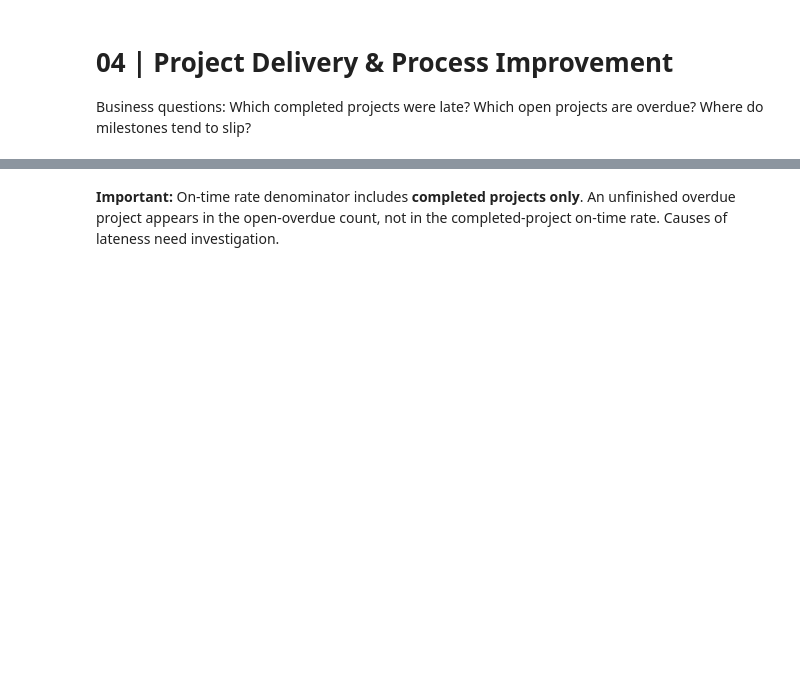
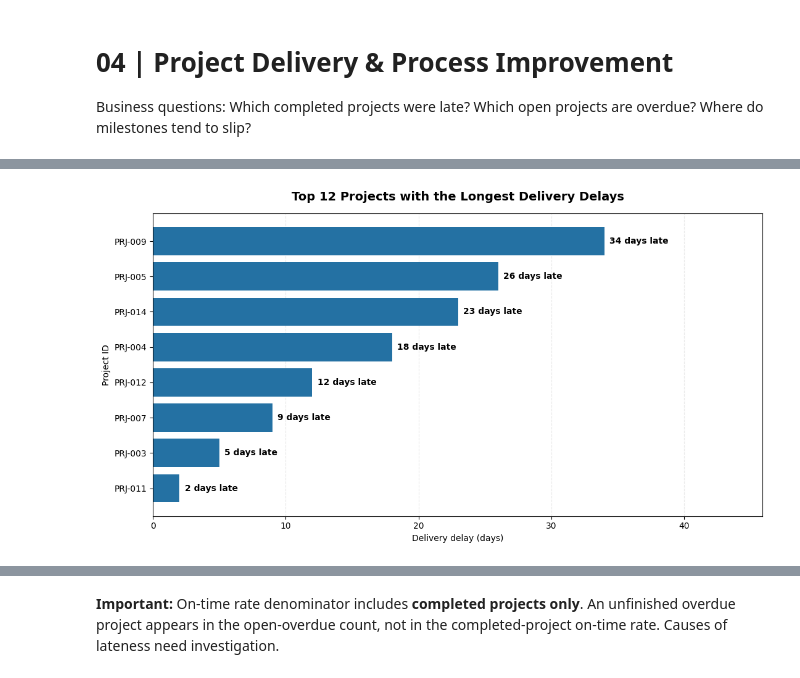
Before and after one commit to MayerAnnamaria/python-business-analytics-project, a Jupyter notebook: notebooks/04_project_performance.ipynb, the cells around one changed output, grey strips where cells are left out. Drawn from its saved outputs; the diff is of its cells as text; code cells hidden in the pictures; blank space fills up the shorter version.

```diff
--- a/notebooks/04_project_performance.ipynb
+++ b/notebooks/04_project_performance.ipynb
@@ -39,0 +70,74 @@ ax.set_ylabel('Delay (days)');plt.xticks(rotation=40,ha='right');plt.tight_layou
+# %%
+
+# =============================================================================
+# PROJECT DELIVERY DELAYS | TOP 12 MOST DELAYED PROJECTS
+# =============================================================================
+
+import matplotlib.pyplot as plt
+
+# 01 | Identify completed projects with delivery delays
+late = projects.loc[
+    projects["is_complete"] & (projects["delay_days"] > 0)
+].copy()
+
+# 02 | Select the 12 projects with the longest delays
+top_delays = late.nlargest(12, "delay_days")
+
+# 03 | Create a horizontal bar chart
+fig, ax = plt.subplots(figsize=(11, 6))
+
+bars = ax.barh(
+    top_delays["project_id"].astype(str),
+    top_delays["delay_days"],
+    color="#2471A3"
+)
+
+# 04 | Display exact delay duration at the end of each bar
+ax.bar_label(
+    bars,
+    labels=[
+        f"{days:.0f} days late"
+        for days in top_delays["delay_days"]
+    ],
+    padding=6,
+    fontsize=10,
+    fontweight="bold"
+)
+
+# 05 | Improve readability
+ax.invert_yaxis()
+ax.set_xlabel("Delivery delay (days)")
+ax.set_ylabel("Project ID")
+ax.set_title(
+    "Top 12 Projects with the Longest Delivery Delays",
+    fontsize=14,
+    fontweight="bold",
+    pad=15
+)
+
+ax.set_xlim(0, top_delays["delay_days"].max() * 1.35)
+ax.grid(axis="x", linestyle="--", alpha=0.25)
+ax.set_axisbelow(True)
+
+plt.tight_layout()
+plt.show()
+
+
+# 06 | Display the 12 most delayed projects, ranked by delay duration.
+
+delay_report = (
+    top_delays[["project_id", "delay_days"]]
+    .sort_values("delay_days", ascending=False)
+    .reset_index(drop=True)
+    .rename(columns={
+        "project_id": "Project",
+        "delay_days": "Days Late"
+    })
+)
+
+# Add sequential ranking, starting with the longest delay.
+delay_report.insert(0, "Rank", range(1, len(delay_report) + 1))
+
+display(delay_report)
+# %% [output]
+[figure, added]
```
Also changed, not shown: parts of 6 cells of this notebook.
